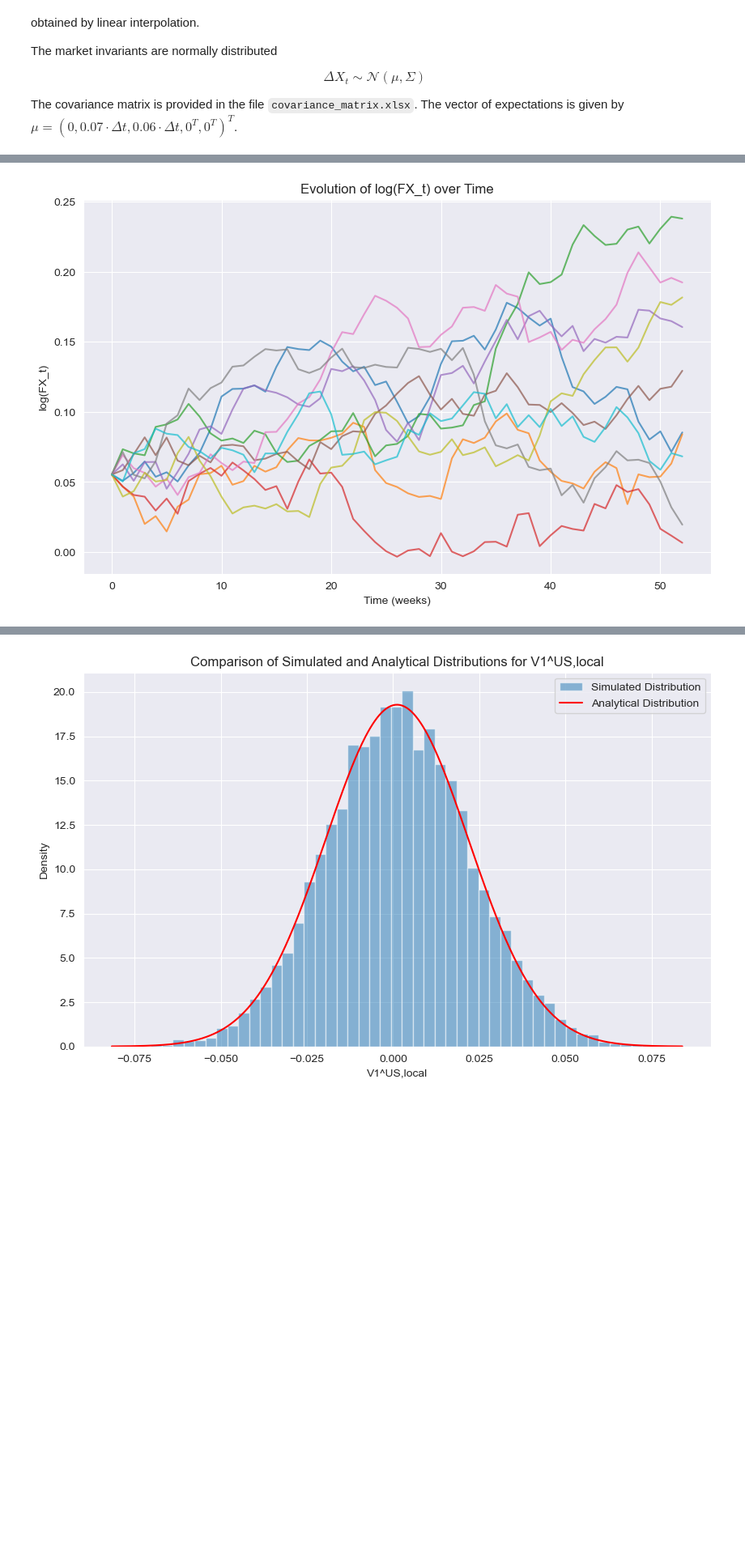
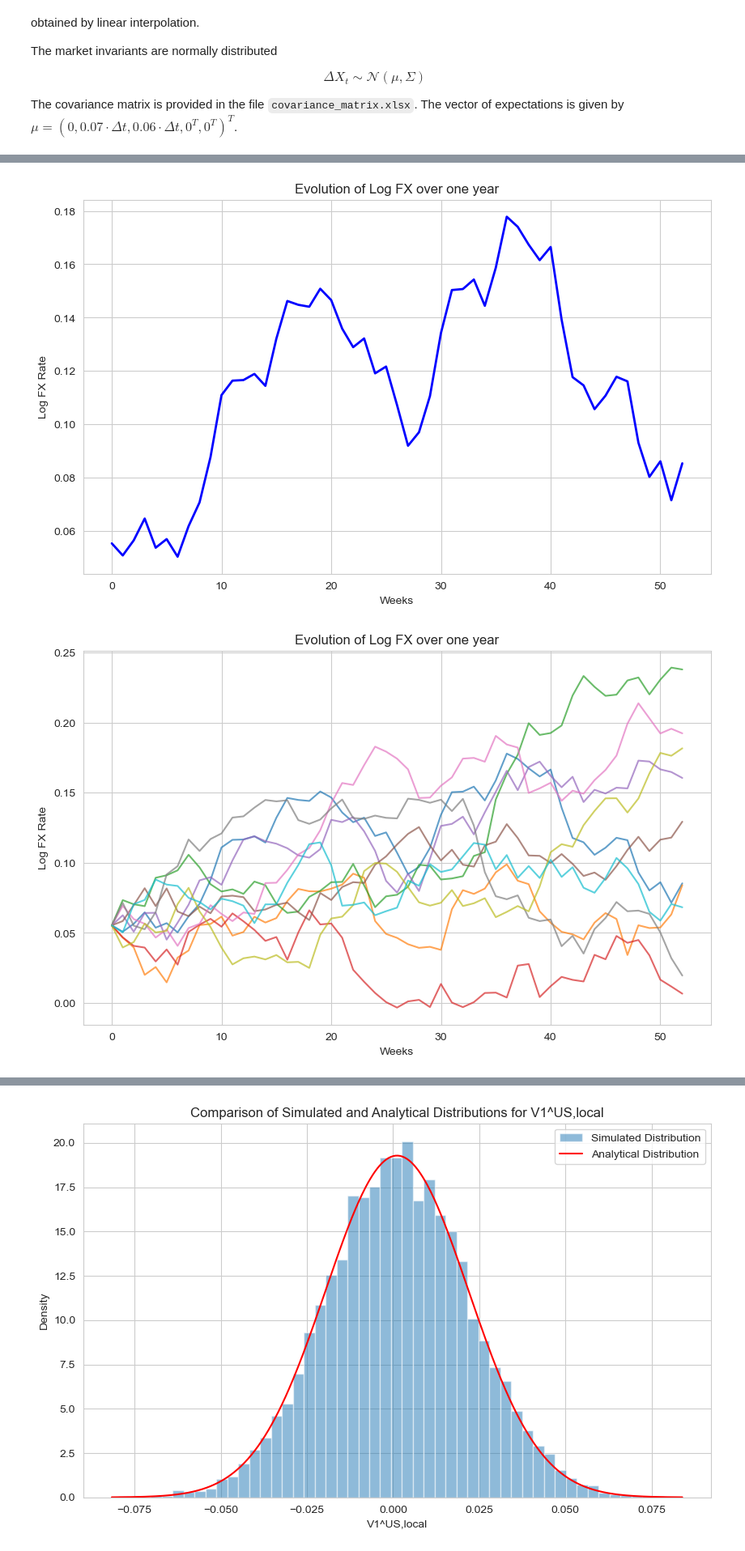
Before and after one commit to tbearlarsen/PyExam, a Jupyter notebook: Exam.ipynb, the cells around one changed output, grey strips where cells are left out. Shown at 81% size. Saved outputs shown, nothing was run; the diff lists cells and outputs as text; code cells hidden in the pictures; blank space fills up the shorter version.

```diff
--- a/Exam.ipynb
+++ b/Exam.ipynb
@@ -55,35 +56,51 @@ init_values = data_init
 time_horizon = 52  # Weekly steps (1 year)
 delta_t = 1 / 52   # Time step (1 week)
 mean_vector = np.array([0.07 * delta_t, 0.06 * delta_t] + [0] * (len(covariance_matrix) - 2))  # μ
 cov_matrix = covariance_matrix.to_numpy()  # Σ
 num_simulations = 10000  # Number of paths
 
 # Initial values
 x0 = init_values["initial values"].to_numpy()
 
 # Simulating X_t evolution
 np.random.seed(42)  # For reproducibility
 simulations = np.zeros((time_horizon + 1, len(x0), num_simulations))
 simulations[0] = x0[:, None]  # Set initial values
 
 for t in range(1, time_horizon + 1):
     # Generate random shocks
     shocks = np.random.multivariate_normal(mean_vector, cov_matrix, num_simulations).T
     # Update simulations for time t
     simulations[t] = simulations[t - 1] + shocks
 
 # Extract log FX evolution
 log_fx_simulations = simulations[:, 0, :]  # log(FX_t) is the first variable
 
+
+
+# Define the time points (from 0 to 52 weeks)
+time_points = range(time_horizon + 1)
+
+# Plot the first simulation path
+plt.figure(figsize=(10, 6))  # Set the figure size
+plt.plot(time_points, log_fx_simulations[:, 0], label='Simulation 1', linewidth=2, color='blue')
+# Adding labels and title
+plt.title('Evolution of Log FX over one year')
+plt.xlabel('Weeks')
+plt.ylabel('Log FX Rate')
+# Show the plot
+plt.show()
+
 # Visualize the evolution of log(FX_t)
 plt.figure(figsize=(10, 6))
 for i in range(min(10, num_simulations)):  # Plot first 10 paths
     plt.plot(range(time_horizon + 1), log_fx_simulations[:, i], alpha=0.7)
-plt.title("Evolution of log(FX_t) over Time")
-plt.xlabel("Time (weeks)")
-plt.ylabel("log(FX_t)")
+plt.title("Evolution of Log FX over one year")
+plt.xlabel("Weeks")
+plt.ylabel("Log FX Rate")
 plt.grid(True)
 plt.show()
 # %% [output]
-[figure, old version]
+[figure, new version]
+[figure, added]
 # %% [markdown]
```
Also changed, not shown: parts of 11 cells of this notebook, 4 other files.
